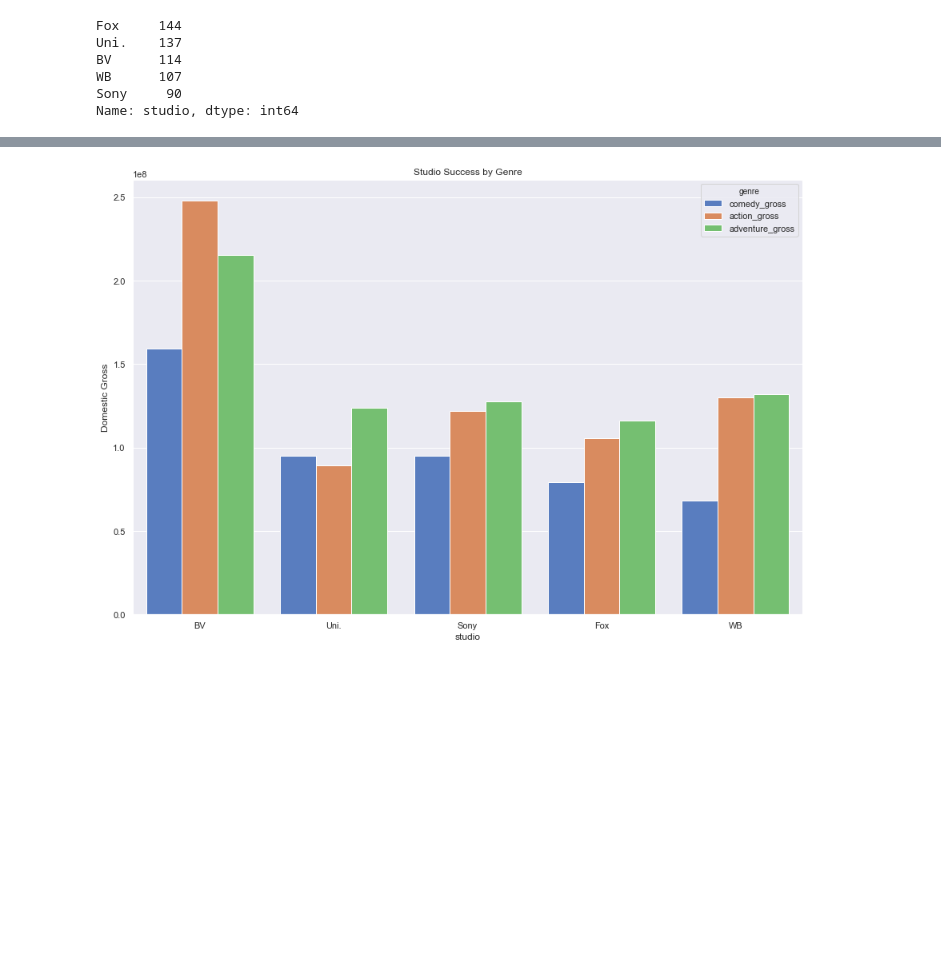
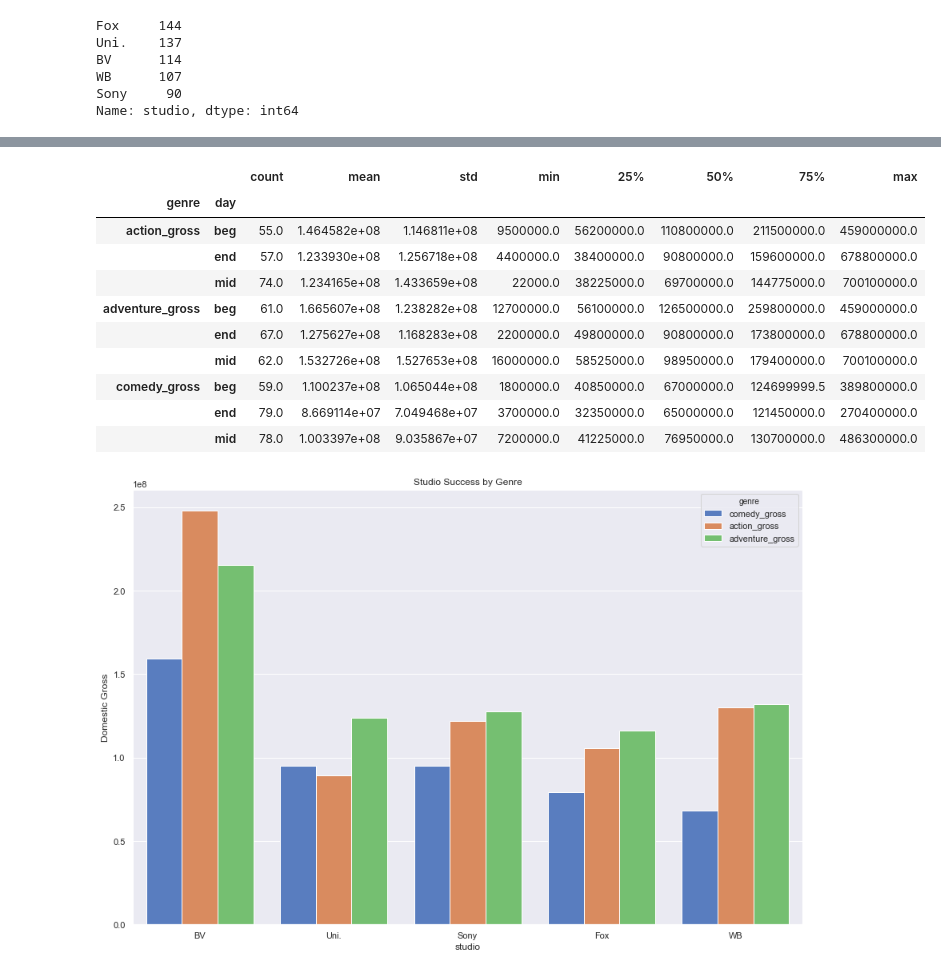
Before and after one commit to k-christensen/K_and_A_movie_project, a Jupyter notebook: tech_notebook.ipynb, the cells around one changed output, grey strips where cells are left out. Saved outputs shown, nothing was run; the diff lists cells and outputs as text; code cells hidden in the pictures; blank space fills up the shorter version.

```diff
--- a/tech_notebook.ipynb
+++ b/tech_notebook.ipynb
@@ -245,3 +265,17 @@ top_five_studios_df = three_top_df.loc[(three_top_df['studio'] == 'Uni.') | (thr
+# %%
+top_five_studios_df.groupby(['genre', 'day']).describe()['domestic_gross']
+# %% [output]
+|  |  | count | mean | std | min | 25% | 50% | 75% | max |
+| genre | day |  |  |  |  |  |  |  |  |
+| action_gross | beg | 55.0 | 1.464582e+08 | 1.146811e+08 | 9500000.0 | 56200000.0 | 110800000.0 | 211500000.0 | 459000000.0 |
+|  | end | 57.0 | 1.233930e+08 | 1.256718e+08 | 4400000.0 | 38400000.0 | 90800000.0 | 159600000.0 | 678800000.0 |
+|  | mid | 74.0 | 1.234165e+08 | 1.433659e+08 | 22000.0 | 38225000.0 | 69700000.0 | 144775000.0 | 700100000.0 |
+| adventure_gross | beg | 61.0 | 1.665607e+08 | 1.238282e+08 | 12700000.0 | 56100000.0 | 126500000.0 | 259800000.0 | 459000000.0 |
+|  | end | 67.0 | 1.275627e+08 | 1.168283e+08 | 2200000.0 | 49800000.0 | 90800000.0 | 173800000.0 | 678800000.0 |
+|  | mid | 62.0 | 1.532726e+08 | 1.527653e+08 | 16000000.0 | 58525000.0 | 98950000.0 | 179400000.0 | 700100000.0 |
+| comedy_gross | beg | 59.0 | 1.100237e+08 | 1.065044e+08 | 1800000.0 | 40850000.0 | 67000000.0 | 124699999.5 | 389800000.0 |
+|  | end | 79.0 | 8.669114e+07 | 7.049468e+07 | 3700000.0 | 32350000.0 | 65000000.0 | 121450000.0 | 270400000.0 |
+|  | mid | 78.0 | 1.003397e+08 | 9.035867e+07 | 7200000.0 | 41225000.0 | 76950000.0 | 130700000.0 | 486300000.0 |
 # %%
 f, ax = plt.subplots(figsize = (15,10))
 ax = sns.barplot(x="studio", y="domestic_gross", hue="genre", data=top_five_studios_df,
```
Also changed, not shown: parts of 2 cells of this notebook, 1 other file.
